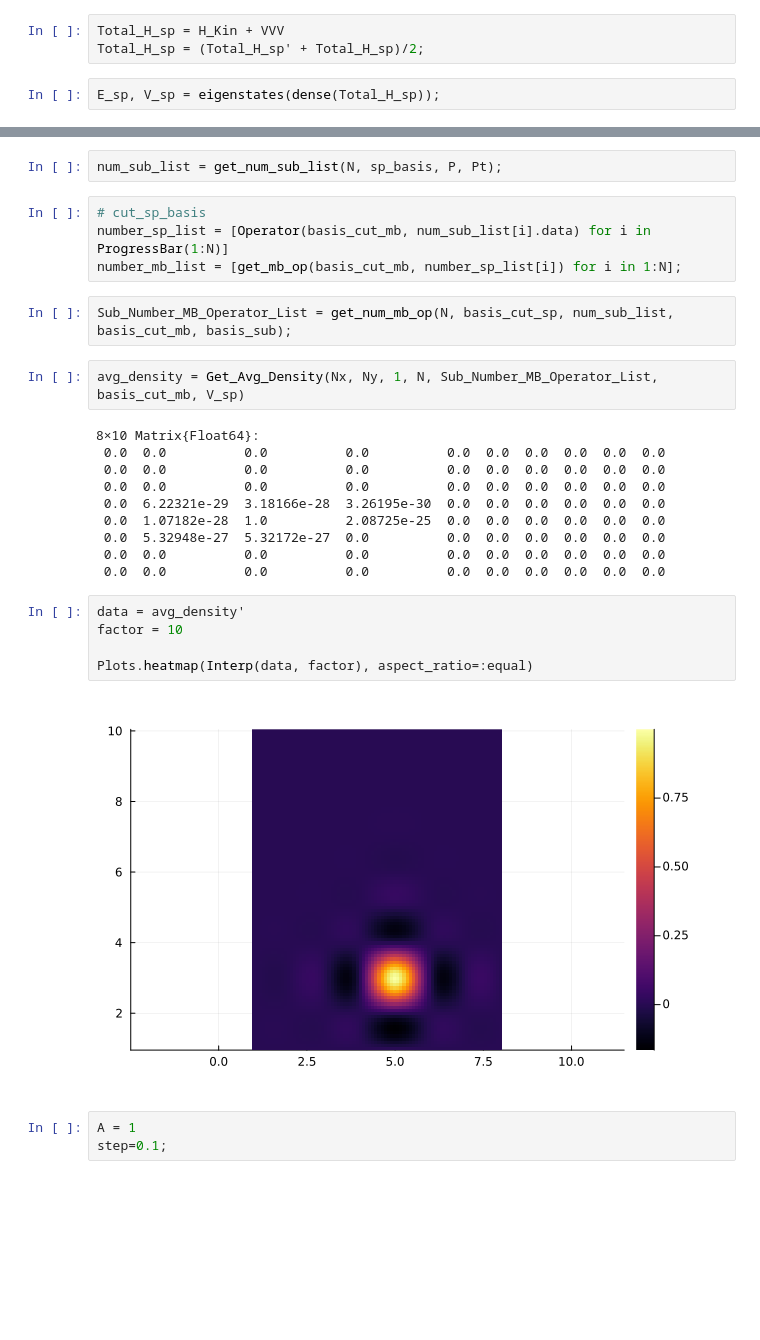
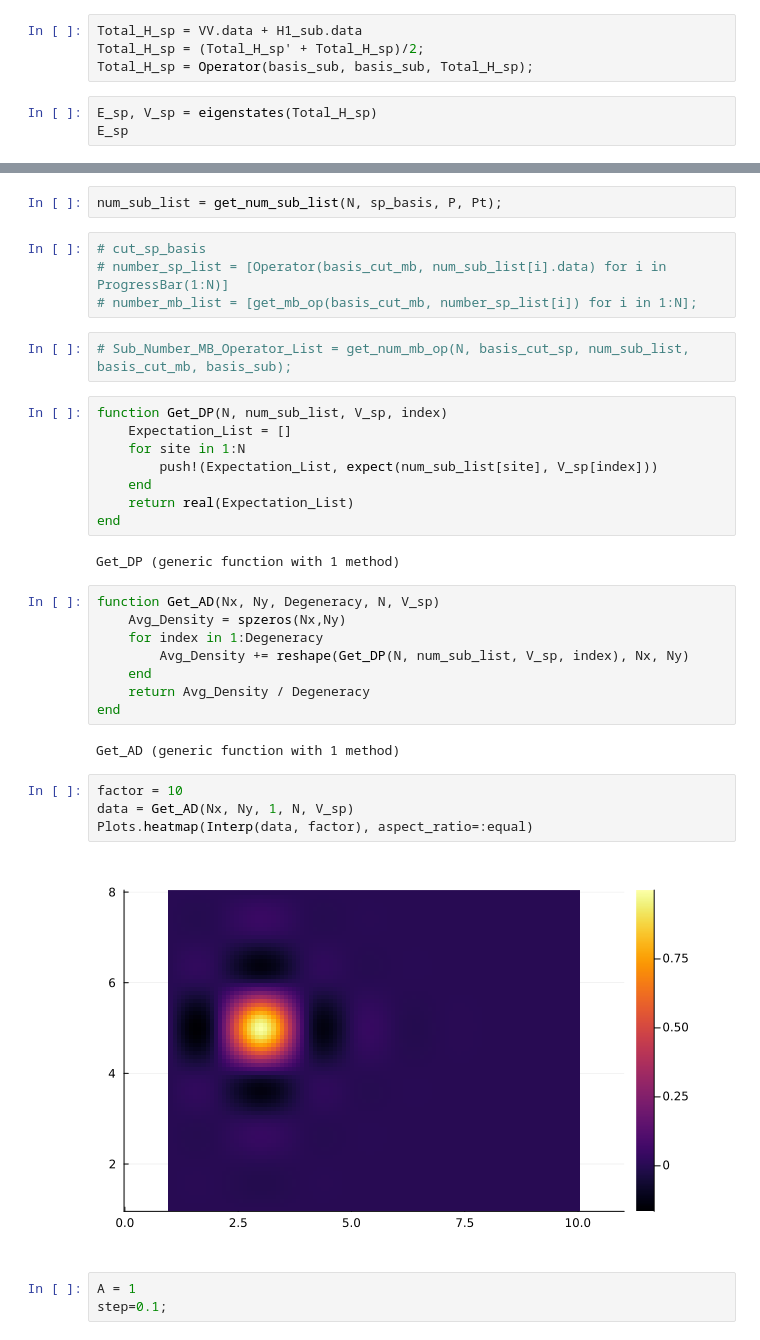
Before and after one commit to Umut-Can-Physics/Kagome-Lattice, a Jupyter notebook: My Numerical Calculations/Many-Body/Hofstadter/Hofstadter First Band Approximation.ipynb, the cells around one changed output, grey strips where cells are left out. Cells and saved outputs as stored; diff of their text form; blank space fills up the shorter version.

```diff
--- a/My Numerical Calculations/Many-Body/Hofstadter/Hofstadter First Band Approximation.ipynb
+++ b/My Numerical Calculations/Many-Body/Hofstadter/Hofstadter First Band Approximation.ipynb
@@ -490,5 +551,7 @@ VVV, basis_sub, P, Pt = Vpin2(imp[1], Nx, Ny, cut_off, sp_basis, co);
 # %%
-Total_H_sp = H_Kin + VVV
+Total_H_sp = VV.data + H1_sub.data
 Total_H_sp = (Total_H_sp' + Total_H_sp)/2;
+Total_H_sp = Operator(basis_sub, basis_sub, Total_H_sp);
 # %%
-E_sp, V_sp = eigenstates(dense(Total_H_sp));
+E_sp, V_sp = eigenstates(Total_H_sp)
+E_sp
@@ -496,29 +569,36 @@ E_sp, V_sp = eigenstates(dense(Total_H_sp));
 num_sub_list = get_num_sub_list(N, sp_basis, P, Pt);
 # %%
 # cut_sp_basis
-number_sp_list = [Operator(basis_cut_mb, num_sub_list[i].data) for i in ProgressBar(1:N)]
-number_mb_list = [get_mb_op(basis_cut_mb, number_sp_list[i]) for i in 1:N];
+# number_sp_list = [Operator(basis_cut_mb, num_sub_list[i].data) for i in ProgressBar(1:N)]
+# number_mb_list = [get_mb_op(basis_cut_mb, number_sp_list[i]) for i in 1:N];
 # %%
-Sub_Number_MB_Operator_List = get_num_mb_op(N, basis_cut_sp, num_sub_list, basis_cut_mb, basis_sub);
+# Sub_Number_MB_Operator_List = get_num_mb_op(N, basis_cut_sp, num_sub_list, basis_cut_mb, basis_sub);
-# %%
-avg_density = Get_Avg_Density(Nx, Ny, 1, N, Sub_Number_MB_Operator_List, basis_cut_mb, V_sp)
-# %% [output]
-8×10 Matrix{Float64}:
- 0.0  0.0          0.0          0.0          0.0  0.0  0.0  0.0  0.0  0.0
- 0.0  0.0          0.0          0.0          0.0  0.0  0.0  0.0  0.0  0.0
- 0.0  0.0          0.0          0.0          0.0  0.0  0.0  0.0  0.0  0.0
- 0.0  6.22321e-29  3.18166e-28  3.26195e-30  0.0  0.0  0.0  0.0  0.0  0.0
- 0.0  1.07182e-28  1.0          2.08725e-25  0.0  0.0  0.0  0.0  0.0  0.0
- 0.0  5.32948e-27  5.32172e-27  0.0          0.0  0.0  0.0  0.0  0.0  0.0
- 0.0  0.0          0.0          0.0          0.0  0.0  0.0  0.0  0.0  0.0
- 0.0  0.0          0.0          0.0          0.0  0.0  0.0  0.0  0.0  0.0
+# %%
+function Get_DP(N, num_sub_list, V_sp, index)
+    Expectation_List = []
+    for site in 1:N
+        push!(Expectation_List, expect(num_sub_list[site], V_sp[index]))
+    end
+    return real(Expectation_List)
+end
+# %% [output]
+Get_DP (generic function with 1 method)
+# %%
+function Get_AD(Nx, Ny, Degeneracy, N, V_sp)
+    Avg_Density = spzeros(Nx,Ny)
+    for index in 1:Degeneracy
+        Avg_Density += reshape(Get_DP(N, num_sub_list, V_sp, index), Nx, Ny)
+    end
+    return Avg_Density / Degeneracy
+end
+# %% [output]
+Get_AD (generic function with 1 method)
 # %%
-data = avg_density'
 factor = 10
-
+data = Get_AD(Nx, Ny, 1, N, V_sp)
 Plots.heatmap(Interp(data, factor), aspect_ratio=:equal)
 # %% [output]
-[figure, old version]
+[figure, new version]
 # %%
 A = 1
 step=0.1;
```
Also changed, not shown: parts of 74 cells of this notebook, 3 other files.
